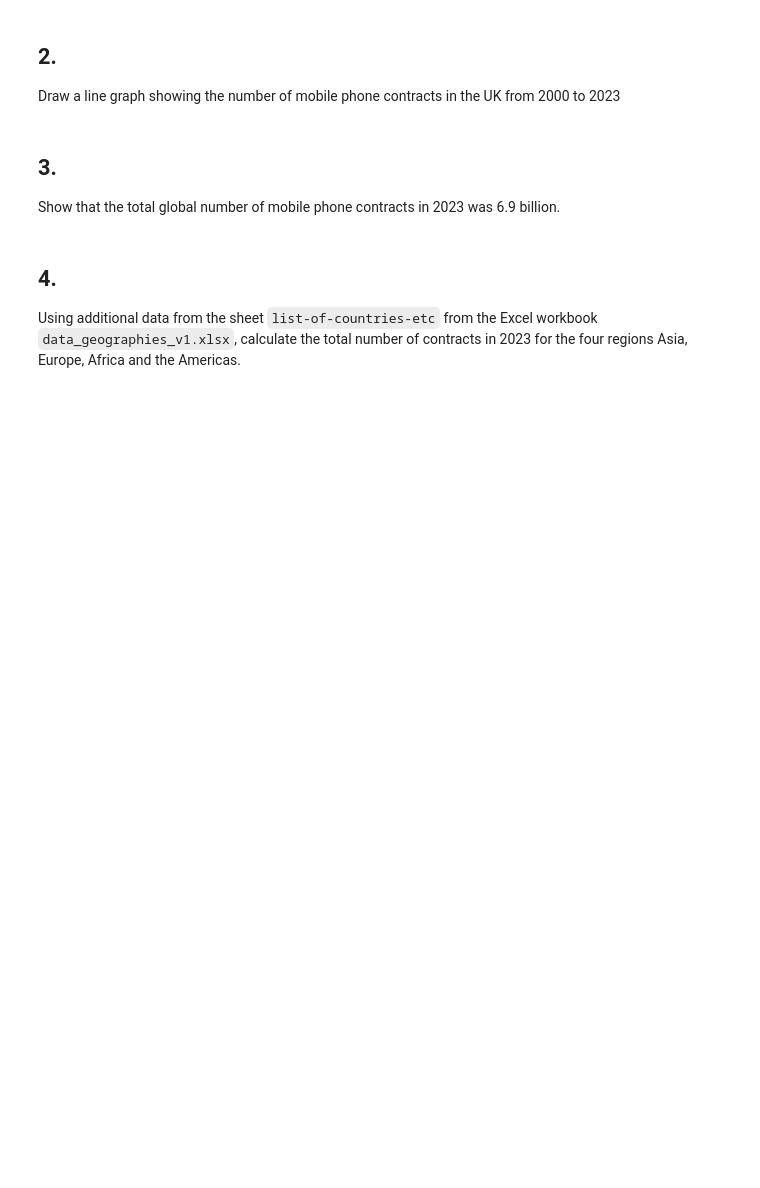
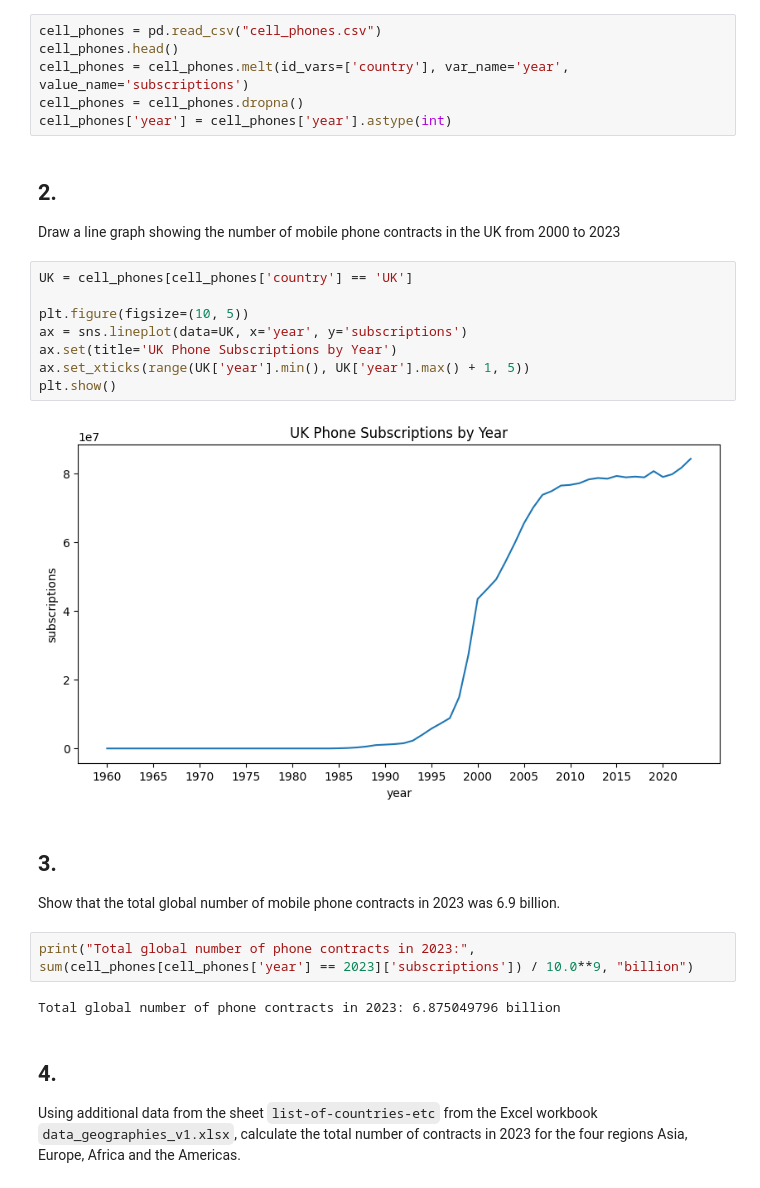
Before and after one commit to Isaac-Somerville/RCDS-data-processing-with-python, a Jupyter notebook: Final_Exam.ipynb, the cells around one changed output. Saved outputs shown, nothing was run; the diff lists cells and outputs as text; blank space fills up the shorter version.

```diff
--- a/Final_Exam.ipynb
+++ b/Final_Exam.ipynb
@@ -31,12 +51,32 @@ This notebook contains some tasks for you to complete on this dataset.
 ---
 ## 1.
 Load the cell phone data and reshape the resulting dataframe to a tidy form.
+# %%
+cell_phones = pd.read_csv("cell_phones.csv")
+cell_phones.head()
+cell_phones = cell_phones.melt(id_vars=['country'], var_name='year', value_name='subscriptions')
+cell_phones = cell_phones.dropna()
+cell_phones['year'] = cell_phones['year'].astype(int)
 # %% [markdown]
 ## 2.
 Draw a line graph showing the number of mobile phone contracts in the UK from 2000 to 2023
+# %%
+UK = cell_phones[cell_phones['country'] == 'UK']
+
+plt.figure(figsize=(10, 5))
+ax = sns.lineplot(data=UK, x='year', y='subscriptions')
+ax.set(title='UK Phone Subscriptions by Year')
+ax.set_xticks(range(UK['year'].min(), UK['year'].max() + 1, 5))
+plt.show()
+# %% [output]
+[figure, added]
 # %% [markdown]
 ## 3.
 Show that the total global number of mobile phone contracts in 2023 was 6.9 billion.
+# %%
+print("Total global number of phone contracts in 2023:", sum(cell_phones[cell_phones['year'] == 2023]['subscriptions']) / 10.0**9, "billion")
+# %% [output]
+Total global number of phone contracts in 2023: 6.875049796 billion
 # %% [markdown]
 ## 4.
 Using additional data from the sheet `list-of-countries-etc` from the Excel workbook `data_geographies_v1.xlsx`, calculate the total number of contracts in 2023 for the four regions Asia, Europe, Africa and the Americas.
```
Also changed, not shown: parts of 3 cells of this notebook.
